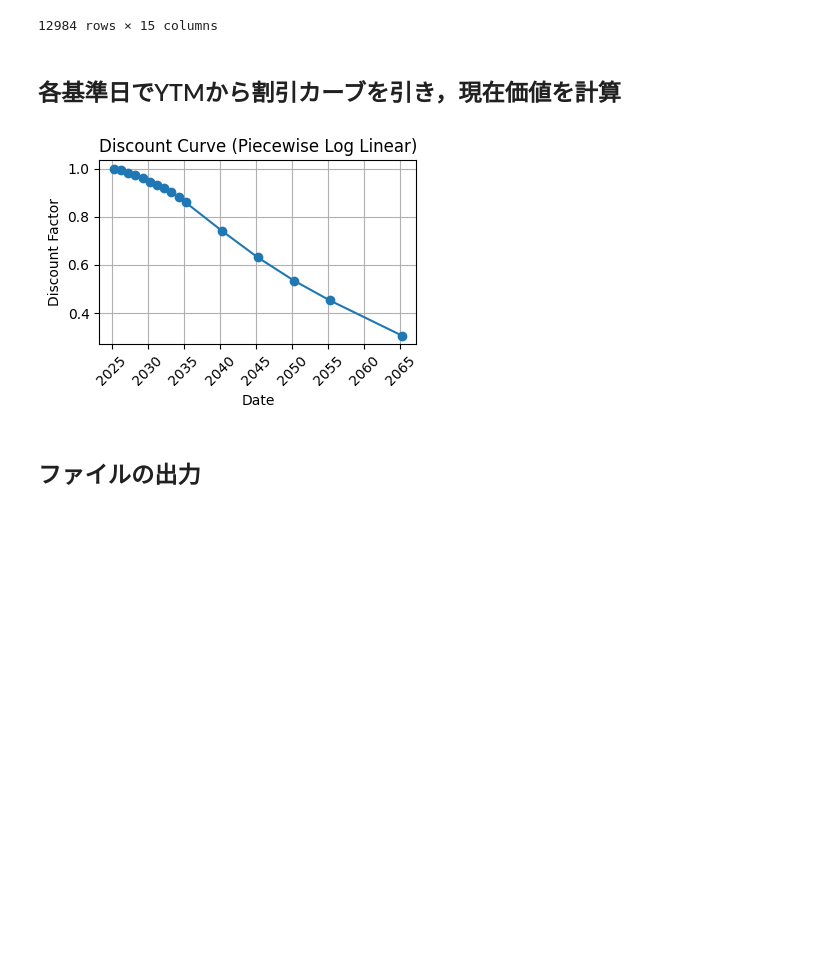
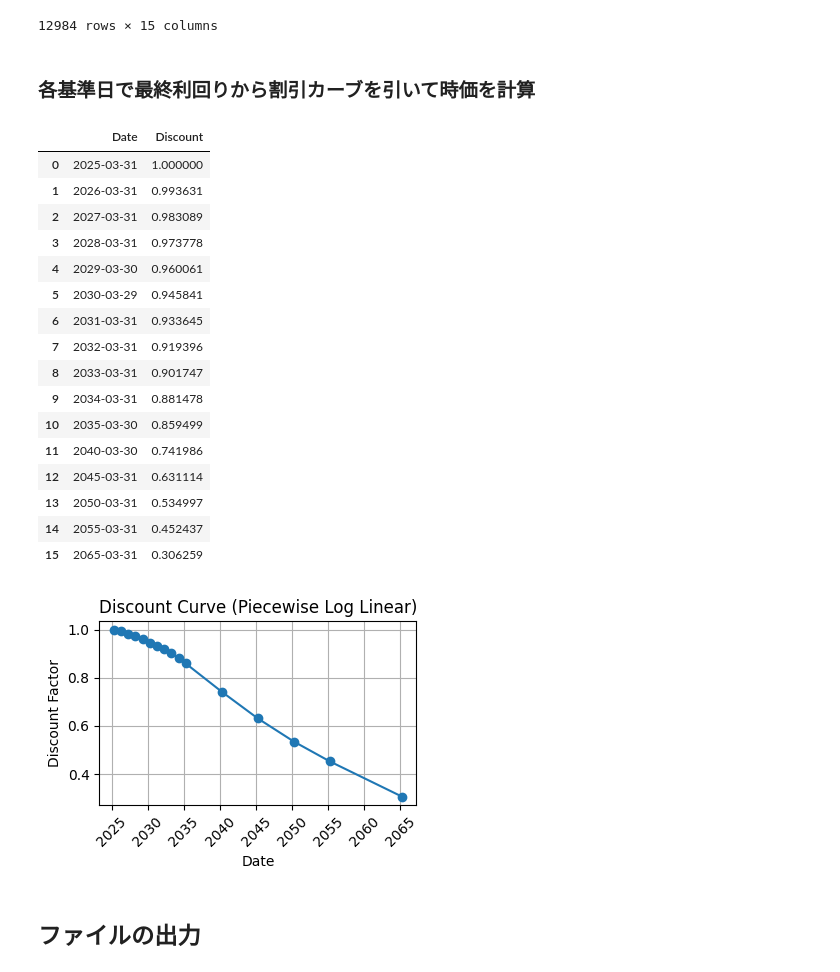
Before and after one commit to htki406/JGB-PL-Monitoring, a Jupyter notebook: main.ipynb, the cells around one changed output. Cells and saved outputs as stored; diff of their text form; code cells hidden in the pictures; blank space fills up the shorter version.

```diff
--- a/main.ipynb
+++ b/main.ipynb
@@ -104,7 +136,7 @@ display(historical_ytms)
 | 2025-05-30 | 0.599 | 0.75 | 0.81 | 0.929 | 1.029 | 1.081 | 1.158 | 1.266 | 1.391 | 1.518 | 2.076 | ... |
 12984 rows × 15 columns
 # %% [markdown]
-## 各基準日でYTMから割引カーブを引き，現在価値を計算
+### 各基準日で最終利回りから割引カーブを引いて時価を計算
 # %%
 list_meisai = []
 
@@ -183,25 +250,43 @@ for eval_date in eval_dates:
 # %%
 # 2025年3月31日時点の割引カーブ
 
 dates = discount_curve.dates()
 discounts = [discount_curve.discount(date) for date in dates]
 date_labels = [date.to_date() for date in dates]
 
 df = pd.DataFrame({
     "Date": date_labels,
     "Discount": discounts
 })
+display(df)
 
 plt.figure(figsize=(4, 3))
 plt.plot(df["Date"], df["Discount"], marker='o', linestyle='-')
 plt.title("Discount Curve (Piecewise Log Linear)")
 plt.xlabel("Date")
 plt.ylabel("Discount Factor")
 plt.grid(True)
 plt.xticks(rotation=45)
 plt.tight_layout()
 plt.show()
 # %% [output]
+|  | Date | Discount |
+| 0 | 2025-03-31 | 1.000000 |
+| 1 | 2026-03-31 | 0.993631 |
+| 2 | 2027-03-31 | 0.983089 |
+| 3 | 2028-03-31 | 0.973778 |
+| 4 | 2029-03-30 | 0.960061 |
+| 5 | 2030-03-29 | 0.945841 |
+| 6 | 2031-03-31 | 0.933645 |
+| 7 | 2032-03-31 | 0.919396 |
+| 8 | 2033-03-31 | 0.901747 |
+| 9 | 2034-03-31 | 0.881478 |
+| 10 | 2035-03-30 | 0.859499 |
+| 11 | 2040-03-30 | 0.741986 |
+| 12 | 2045-03-31 | 0.631114 |
+| 13 | 2050-03-31 | 0.534997 |
+| 14 | 2055-03-31 | 0.452437 |
+| 15 | 2065-03-31 | 0.306259 |
 [figure]
 # %% [markdown]
 ## ファイルの出力
```
Also changed, not shown: parts of 11 cells of this notebook, 2 other files.
